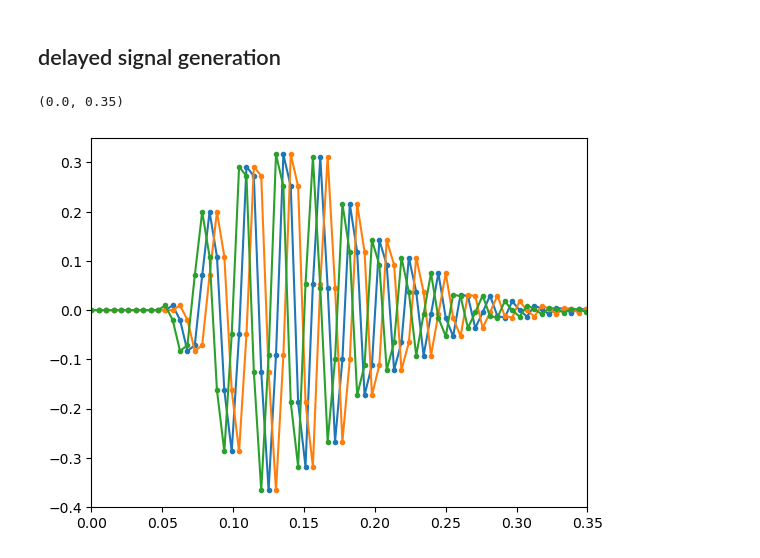
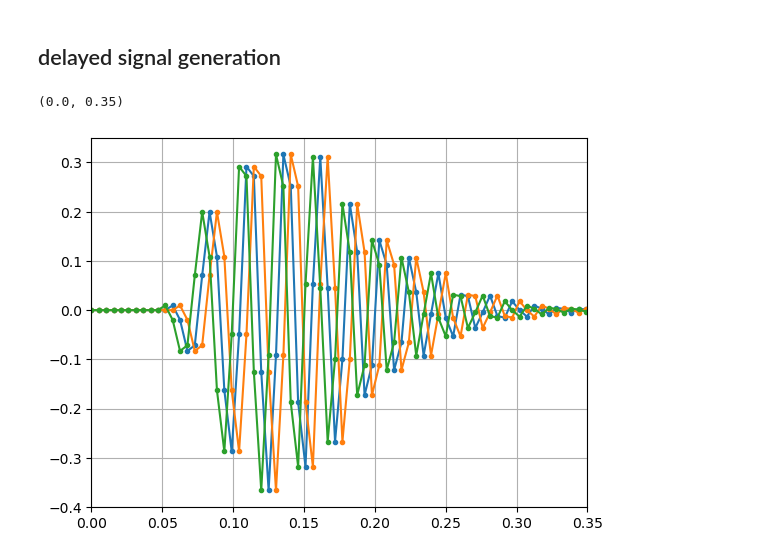
Before and after one commit to WMXZ-EU/wmxz-eu.github.io, a Jupyter notebook: _sources/Zc_click.ipynb, the cells around one changed output. Saved outputs shown, nothing was run; the diff lists cells and outputs as text; code cells hidden in the pictures.

```diff
--- a/_sources/Zc_click.ipynb
+++ b/_sources/Zc_click.ipynb
@@ -83,41 +83,42 @@ fm=60
 aa=13
 bb=1.5
 cc=1.5
 ss=zcSig(tt,f0,fm,aa,bb,cc)
 
 #see also http://www.labbookpages.co.uk/audio/beamforming/fractionalDelay.html#filter
-def delay(xx,tau):
+def delay(xx,N,tau):
     #tau = -4.5 # Fractional delay [samples].
-    N = 21     # Filter length.
-    n = np.arange(N)
+    n = np.arange(-N,1+N)
 
     # Compute sinc filter.
-    h = np.sinc(n - (N - 1) / 2 - tau)
+    h = np.sinc(n - tau)
 
     # Multiply sinc filter by window
-    h *= np.blackman(N)
+    h *= np.blackman(1+2*N)
 
     # Normalize to get unity gain.
     h /= np.sum(h)
 
-    uu=np.concatenate((xx,np.zeros(10,)))
+    uu=np.concatenate((xx,np.zeros(N,)))
 
-    yy=signal.lfilter(h,1,uu); yy=yy[10:,]
+    yy=signal.lfilter(h,1,uu); yy=yy[N:,]
     return yy
 
 uu=np.concatenate((np.zeros(10,),np.real(ss)))
 tu=np.arange(len(uu))/fs
 
+N=10
 dt=1
-x0=delay(uu,0)
+x0=delay(uu,N,0)
 plt.plot(tu,x0,'.-')
 
-x1=delay(uu,+dt)
+x1=delay(uu,N,+dt)
 plt.plot(tu,x1,'.-')
 
-x2=delay(uu,-dt)
+x2=delay(uu,N,-dt)
 plt.plot(tu,x2,'.-')
+plt.grid(True)
 plt.xlim(0,0.35)
 # %% [output]
 (0.0, 0.35)
-[figure, old version]
+[figure, new version]
```
Also changed, not shown: 24 other files.
